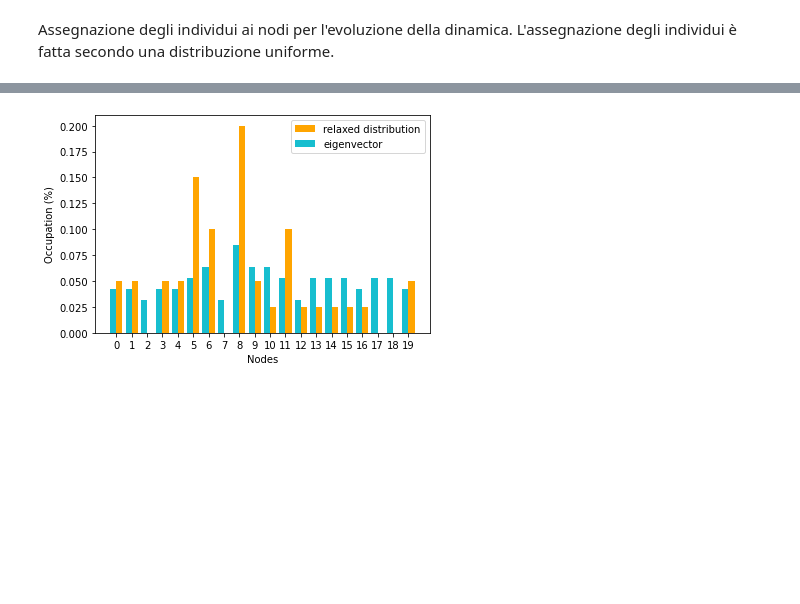
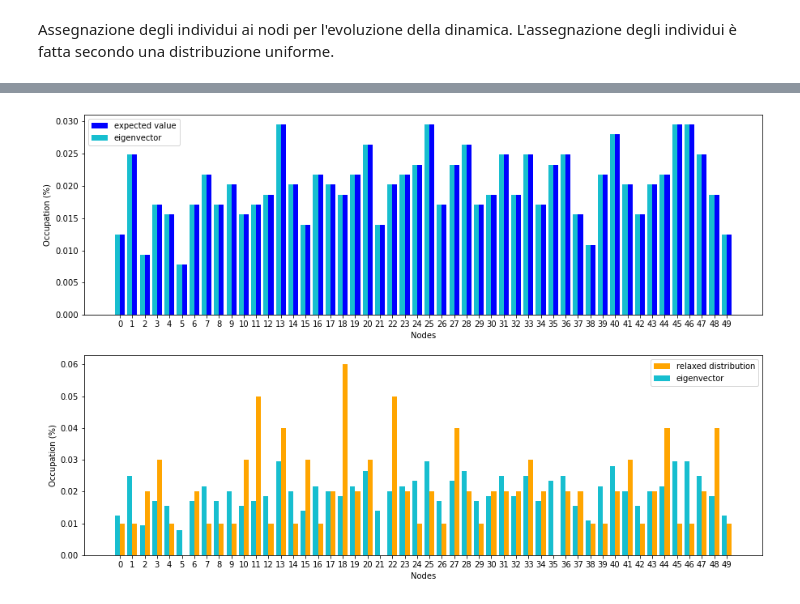
Before and after one commit to Ferri-00/Esame-Complessi, a Jupyter notebook: ErdosRenyi.ipynb, the cells around one changed output, grey strips where cells are left out. Drawn from its saved outputs; the diff is of its cells as text; code cells hidden in the pictures; blank space fills up the shorter version.

```diff
--- a/ErdosRenyi.ipynb
+++ b/ErdosRenyi.ipynb
@@ -10,9 +10,12 @@ import time
 # %% [markdown]
 Creazione del grafo con l'algoritmo di Barabasi-Albert
 # %%
-N = 20
+N = 50
 P = 0.25
 G = nx.erdos_renyi_graph(N, P)
+
+while min([d for n, d in G.degree()]) == 0:
+    G = nx.erdos_renyi_graph(N, P)
 # %% [markdown]
 Rappresentazione del grafico
 # %%
@@ -54,0 +43,8 @@ if pS[0] < 0:
+# %%
+matrixP = np.array(P)
+autovaloriP, autovettoriP = np.linalg.eig(np.transpose(matrixP))
+autovettoriP = np.transpose(autovettoriP)
+pS = autovettoriP[0]
+if pS[0] < 0:
+    pS = -pS
+#np.dot(np.transpose(matrix),autovettori[0])
@@ -54,0 +92,3 @@ if pS[0] < 0:
+# %%
+i = 13
+np.round(pS, i) == np.round(pS_L, i)
@@ -55,3 +113,5 @@ if pS[0] < 0:
+# %%
+pS = np.round(pS, i)
 # %% [markdown]
 Assegnazione degli individui ai nodi per l'evoluzione della dinamica. L'assegnazione degli individui è fatta secondo una distribuzione uniforme.
 # %%
@@ -85,24 +145,32 @@ done in 2 minutes and 52.63635540008545 seconds
 # %%
-fig, ax = plt.subplots(nrows = 1, ncols = 1)
+fig, ax = plt.subplots(nrows = 2, ncols = 1, figsize=(0.3*N, 10))
 
 # for n in range(100):
 #     if n == 99:
 #         plt.plot(G.nodes, [h/sum(history[len(history)-1]) for h in history[len(history)-1]], 'r', label = 'relaxed distribution', alpha = 1)
 #     else:
 #         y = int(n * len(history) / 100)
 #         plt.plot(G.nodes, [h/sum(history[y]) for h in history[y]], '#ca9bf7', alpha = 0.05)
 # plt.plot(G.nodes, [h/sum(pS) for h in pS], 'b', label = "eigenvector", alpha = 1)
 
-ax.bar(G.nodes, [h/sum(history[len(history)-1]) for h in history[len(history)-1]], width=0.4,
+pS2 = [d for n, d in G.degree()]
+# pS2 = [h/sum(pS2) for h in pS2]
+
+ax[0].bar(G.nodes, [h/sum(pS2) for h in pS2], width=0.4, align='edge', color='blue', label = "expected value")
+ax[0].bar(G.nodes, [h/sum(pS) for h in pS], width=-0.4, align='edge', color='tab:cyan', label = "eigenvector")
+
+ax[1].bar(G.nodes, [h/sum(history[-1]) for h in history[-1]], width=0.4,
        align='edge', color='orange', label = 'relaxed distribution')
-ax.bar(G.nodes, [h/sum(pS) for h in pS], width=-0.4, align='edge', color='tab:cyan', label = "eigenvector")
+ax[1].bar(G.nodes, [h/sum(pS) for h in pS], width=-0.4, align='edge', color='tab:cyan', label = "eigenvector")
 
-plt.legend()
-plt.xlabel("Nodes")
-plt.ylabel("Occupation (%)")
-# plt.grid(True)
-ax.set_xticks(np.arange(0, N, 1))
+for i in [0,1]:
+    ax[i].legend()
+    ax[i].set_xlabel("Nodes")
+    ax[i].set_ylabel("Occupation (%)")
+    ax[i].set_xticks(np.arange(0, N, 1))
+#     ax[i].grid(True)
+
 
 plt.show()
 # %% [output]
-[figure, old version]
+[figure, new version]
```
Also changed, not shown: parts of 19 cells of this notebook, 1 other file.
